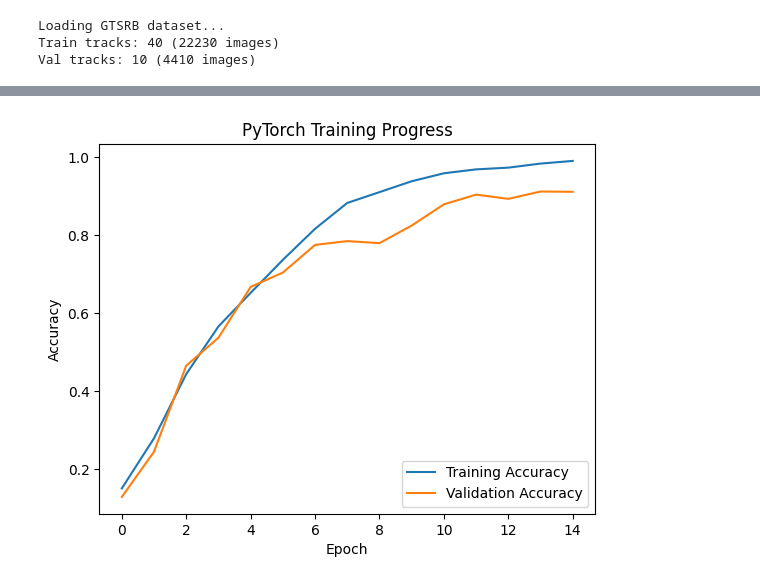
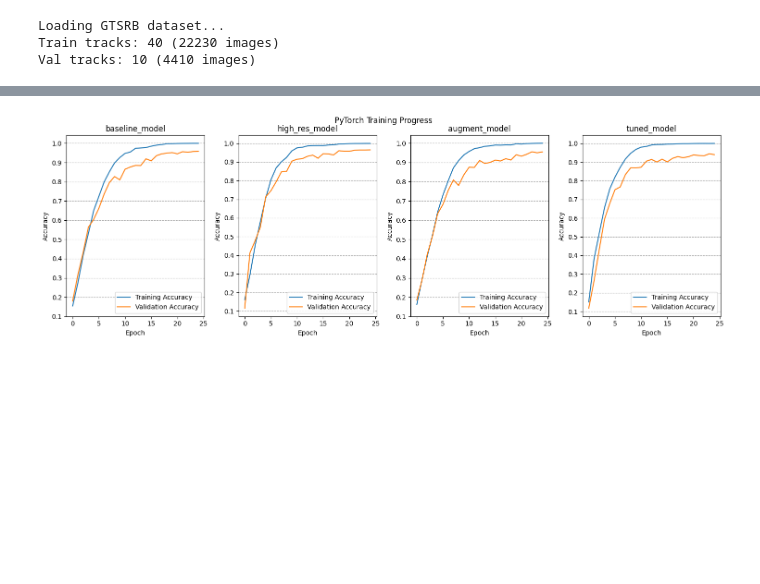
Before and after one commit to Katameqqe/GTSRB-cnn, a Jupyter notebook: main.ipynb, the cells around one changed output, grey strips where cells are left out. Drawn from its saved outputs; the diff is of its cells as text; code cells hidden in the pictures; blank space fills up the shorter version.

```diff
--- a/main.ipynb
+++ b/main.ipynb
@@ -216,10 +415,48 @@ Model weights saved successfully as 'traffic_sign_classifier.pth'!
 # %%
-plt.plot(history['train_acc'], label='Training Accuracy')
-plt.plot(history['val_acc'], label='Validation Accuracy')
-plt.xlabel('Epoch')
-plt.ylabel('Accuracy')
-plt.legend(loc='lower right')
-plt.title('PyTorch Training Progress')
+fig, ax = plt.subplots(1, 4, figsize=(15, 5))
+
+y_ticks = [0.1,0.2,0.3,0.4,0.5,0.6,0.7,0.8,0.9,1]
+
+ax[0].plot(history["baseline_model_gtsrb.pth"]['train_acc'], label='Training Accuracy')
+ax[0].plot(history["baseline_model_gtsrb.pth"]['val_acc'], label='Validation Accuracy')
+ax[0].set_xlabel('Epoch')
+ax[0].set_ylabel('Accuracy')
+ax[0].legend(loc='lower right')
+ax[0].set_yticks(y_ticks)
+ax[0].set_title("baseline_model")
+ax[0].grid(True, axis='y', linestyle='--', alpha=1)
+
+ax[1].plot(history["high_res_model_gtsrb.pth"]['train_acc'], label='Training Accuracy')
+ax[1].plot(history["high_res_model_gtsrb.pth"]['val_acc'], label='Validation Accuracy')
+ax[1].set_xlabel('Epoch')
+ax[1].set_ylabel('Accuracy')
+ax[1].legend(loc='lower right')
+ax[1].set_yticks(y_ticks)
+ax[1].set_title("high_res_model")
+ax[1].grid(True, axis='y', linestyle='--', alpha=1)
+
+ax[2].plot(history["augment_model_gtsrb.pth"]['train_acc'], label='Training Accuracy')
+ax[2].plot(history["augment_model_gtsrb.pth"]['val_acc'], label='Validation Accuracy')
+ax[2].set_xlabel('Epoch')
+ax[2].set_ylabel('Accuracy')
+ax[2].legend(loc='lower right')
+ax[2].set_yticks(y_ticks)
+ax[2].set_title("augment_model")
+ax[2].grid(True, axis='y', linestyle='--', alpha=1)
+
+ax[3].plot(history["tuned_model_gtsrb.pth"]['train_acc'], label='Training Accuracy')
+ax[3].plot(history["tuned_model_gtsrb.pth"]['val_acc'], label='Validation Accuracy')
+ax[3].set_xlabel('Epoch')
+ax[3].set_ylabel('Accuracy')
+ax[3].legend(loc='lower right')
+ax[3].set_yticks(y_ticks)
+ax[3].set_title("tuned_model")
+ax[3].grid(True, axis='y', linestyle='--', alpha=1)
+
+fig.tight_layout()
+fig.suptitle('PyTorch Training Progress')
+fig.subplots_adjust(top=0.9)
+
 plt.show()
 # %% [output]
-[figure, old version]
+[figure, new version]
```
Also changed, not shown: parts of 14 cells of this notebook, 2 other files.
